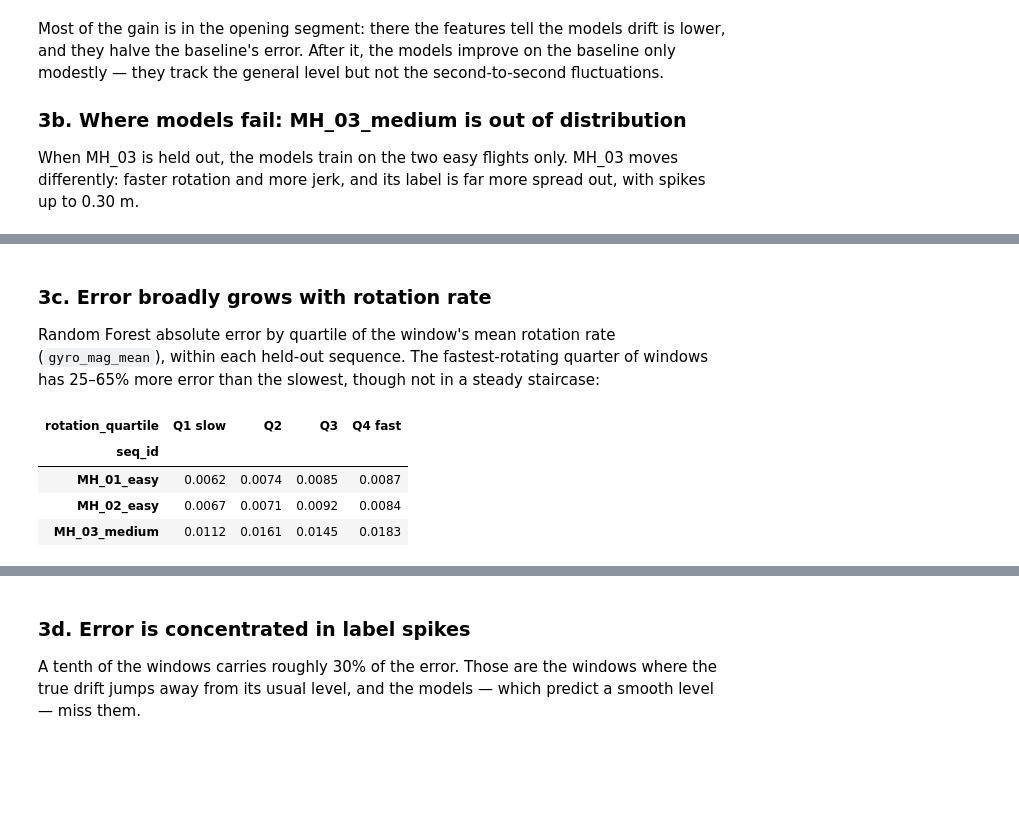
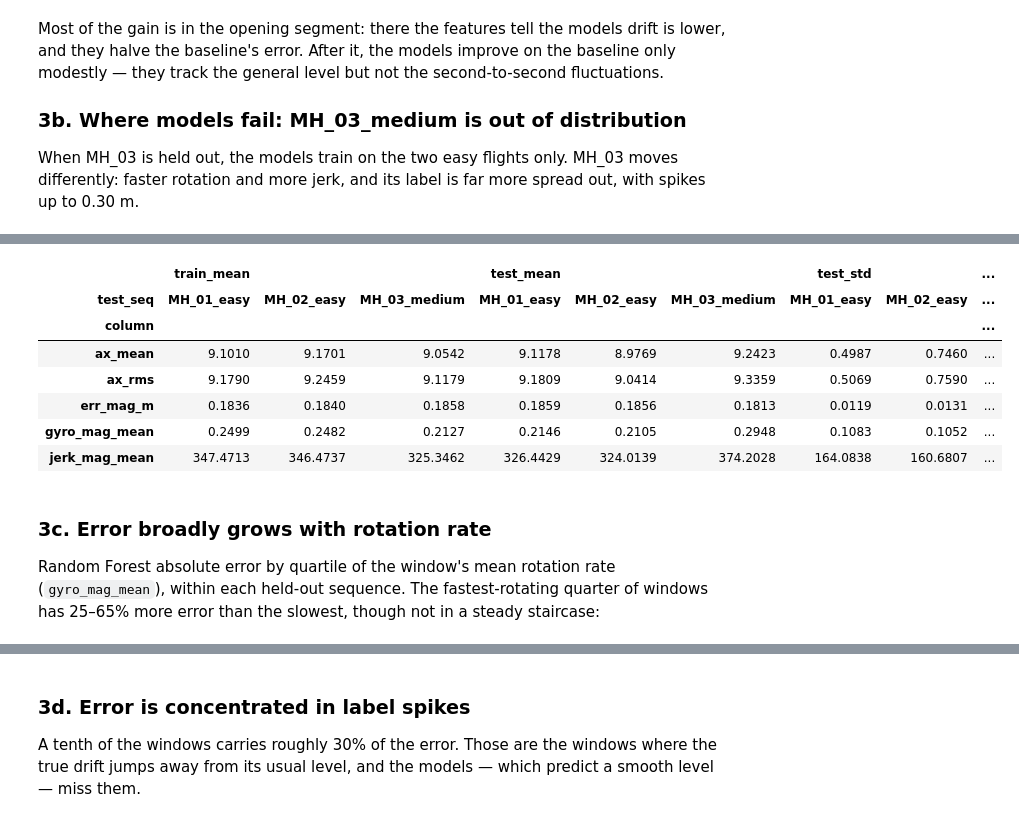
Before and after one commit to Dadi-Dinesh/Drift-Sense, a Jupyter notebook: notebooks/06_ml_evaluation.ipynb, the cells around one changed output, grey strips where cells are left out. Drawn from its saved outputs; the diff is of its cells as text; code cells hidden in the pictures; blank space fills up the shorter version.

```diff
--- a/notebooks/06_ml_evaluation.ipynb
+++ b/notebooks/06_ml_evaluation.ipynb
@@ -172,18 +138,17 @@ df.groupby("seq_id")[TARGET].agg(["std", "min", "max"]).round(4)
+# %%
+shift = failure_analysis.feature_shift(df, folds, TARGET)
+shift.pivot(index="column", columns="test_seq",
+            values=["train_mean", "test_mean", "test_std", "test_outside_train_range_pct"]).round(4)
+# %% [output]
+|  | train_mean |  |  | test_mean |  |  | test_std |  | ... |
+| test_seq | MH_01_easy | MH_02_easy | MH_03_medium | MH_01_easy | MH_02_easy | MH_03_medium | MH_01_easy | MH_02_easy | ... |
+| column |  |  |  |  |  |  |  |  | ... |
+| ax_mean | 9.1010 | 9.1701 | 9.0542 | 9.1178 | 8.9769 | 9.2423 | 0.4987 | 0.7460 | ... |
+| ax_rms | 9.1790 | 9.2459 | 9.1179 | 9.1809 | 9.0414 | 9.3359 | 0.5069 | 0.7590 | ... |
+| err_mag_m | 0.1836 | 0.1840 | 0.1858 | 0.1859 | 0.1856 | 0.1813 | 0.0119 | 0.0131 | ... |
+| gyro_mag_mean | 0.2499 | 0.2482 | 0.2127 | 0.2146 | 0.2105 | 0.2948 | 0.1083 | 0.1052 | ... |
+| jerk_mag_mean | 347.4713 | 346.4737 | 325.3462 | 326.4429 | 324.0139 | 374.2028 | 164.0838 | 160.6807 | ... |
 # %% [markdown]
 ### 3c. Error broadly grows with rotation rate
 
 Random Forest absolute error by quartile of the window's mean rotation rate (`gyro_mag_mean`), within each held-out sequence. The fastest-rotating quarter of windows has 25–65% more error than the slowest, though not in a steady staircase:
-# %%
-rf = preds[preds["model"] == "random_forest"].merge(
-    df[["seq_id", "window_id", "gyro_mag_mean"]], on=["seq_id", "window_id"])
-rf["abs_err"] = (rf["y_true"] - rf["y_pred"]).abs()
-rf["rotation_quartile"] = rf.groupby("seq_id")["gyro_mag_mean"].transform(
-    lambda s: pd.qcut(s, 4, labels=["Q1 slow", "Q2", "Q3", "Q4 fast"]))
-rf.pivot_table(index="seq_id", columns="rotation_quartile", values="abs_err",
-               aggfunc="mean", observed=True).round(4)
-# %% [output]
-| rotation_quartile | Q1 slow | Q2 | Q3 | Q4 fast |
-| seq_id |  |  |  |  |
-| MH_01_easy | 0.0062 | 0.0074 | 0.0085 | 0.0087 |
-| MH_02_easy | 0.0067 | 0.0071 | 0.0092 | 0.0084 |
-| MH_03_medium | 0.0112 | 0.0161 | 0.0145 | 0.0183 |
```
Also changed, not shown: parts of 10 cells of this notebook, 12 other files.
